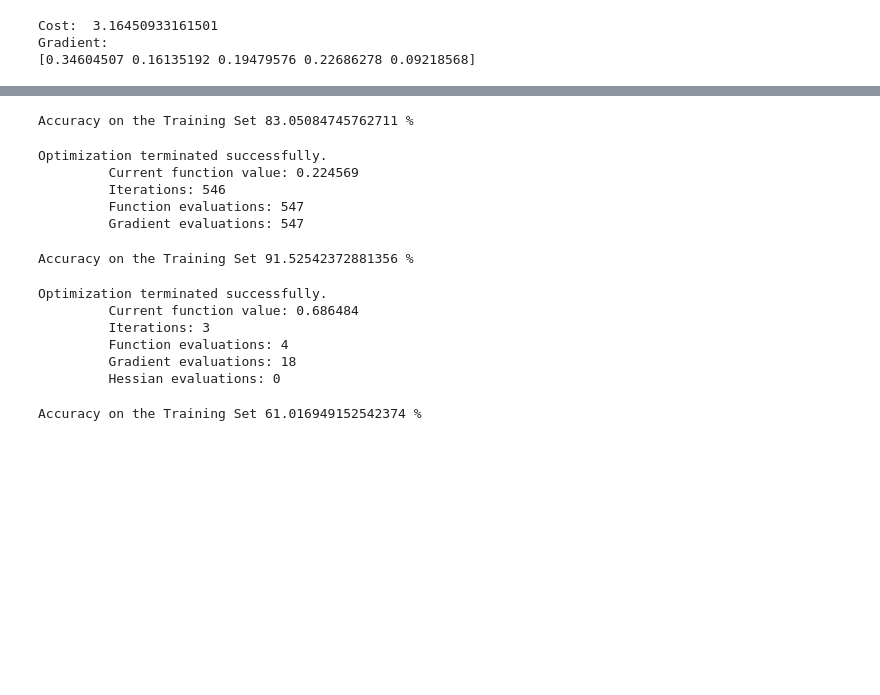
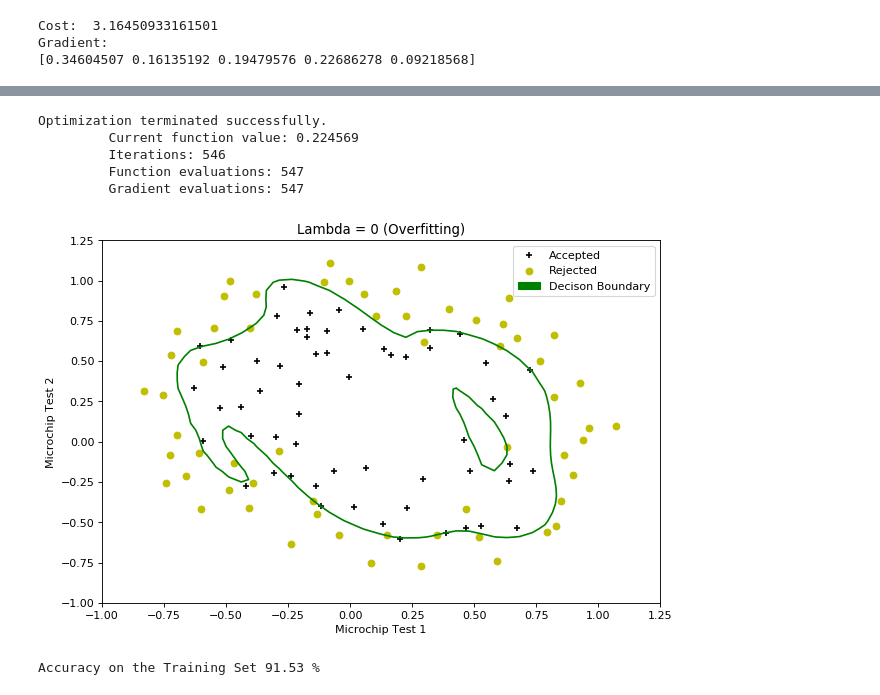
Before and after one commit to azfarkhoja305/coursera-ML-in-python, a Jupyter notebook: Logistic Regression/Logistic Regression using Polynomial Features with Regularization.ipynb, the cells around one changed output, grey strips where cells are left out. Drawn from its saved outputs; the diff is of its cells as text; code cells hidden in the pictures; blank space fills up the shorter version.

```diff
--- a/Logistic Regression/Logistic Regression using Polynomial Features with Regularization.ipynb
+++ b/Logistic Regression/Logistic Regression using Polynomial Features with Regularization.ipynb
@@ -118,46 +147,23 @@ array([[ 1.27274087],
 # %%
+# Setting the Regularization Parameter lambda to 0
+lamb0 = 0
+# Finding the optimum Parameter Theta
+theta0 = find_min(lamb0)
+# Plotting the decision boundary
+z0 = eval_z(theta0)
+plotBoundary(z0)
+plt.title("Lambda = 0 (Overfitting)")
+plt.show()
 # Computing the accuracy of the classifier on the Training Set
-# probabilities >= 0.5 are considered 1 and the rest 0
-p = (X_new.dot(theta_1) >= 0)
+# Probabilities >= 0.5 are considered 1 and the rest 0
+p = (X_new.dot(theta0) >= 0)
 accuracy = np.mean(p == y)*100
-print "Accuracy on the Training Set %s %%" % accuracy
+print "Accuracy on the Training Set %s %%" % round(accuracy,2)
 # %% [output]
-Accuracy on the Training Set 83.05084745762711 %
+Optimization terminated successfully.
+         Current function value: 0.224569
+         Iterations: 546
+         Function evaluations: 547
+         Gradient evaluations: 547
+[figure, added]
+Accuracy on the Training Set 91.53 %
-# %%
-# Setting the Regularization Parameter lambda to 0 to showcase Overfitting
-lamb =0
-res = minimize(costFunction,Theta,args=(X,y,lamb),method = 'BFGS',jac = True
-               ,options={'disp':True})
-theta_0 = res.x
-# %% [output]
-Optimization terminated successfully.
-         Current function value: 0.224569
-         Iterations: 546
-         Function evaluations: 547
-         Gradient evaluations: 547
-# %%
-p = (X_new.dot(theta_0) >= 0)
-accuracy = np.mean(p == y)*100
-print "Accuracy on the Training Set %s %%" % accuracy
-# %% [output]
-Accuracy on the Training Set 91.52542372881356 %
-# %%
-# Setting the Regularization Parameter lambda to 100 to showcase Underfitting
-
-lamb =100
-res = minimize(costFunction,Theta,args=(X,y,lamb),method = 'Newton-CG',jac = True
-               ,options={'disp':True})
-theta_100 = res.x
-# %% [output]
-Optimization terminated successfully.
-         Current function value: 0.686484
-         Iterations: 3
-         Function evaluations: 4
-         Gradient evaluations: 18
-         Hessian evaluations: 0
-# %%
-p = (X_new.dot(theta_100) >= 0)
-accuracy = np.mean(p == y)*100
-print "Accuracy on the Training Set %s %%" % accuracy
-# %% [output]
-Accuracy on the Training Set 61.016949152542374 %
```
Also changed, not shown: parts of 16 cells of this notebook, 1 other file.
